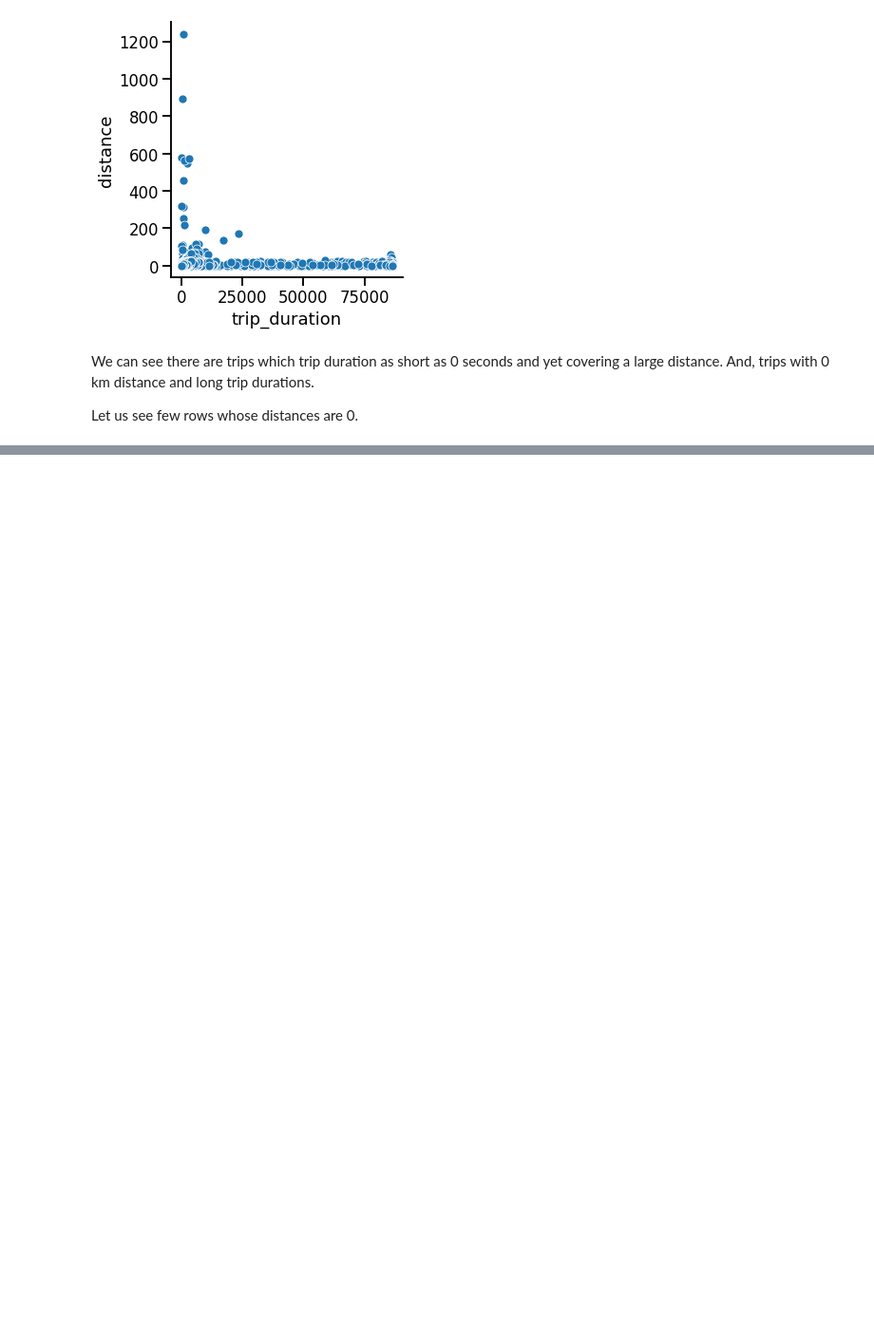
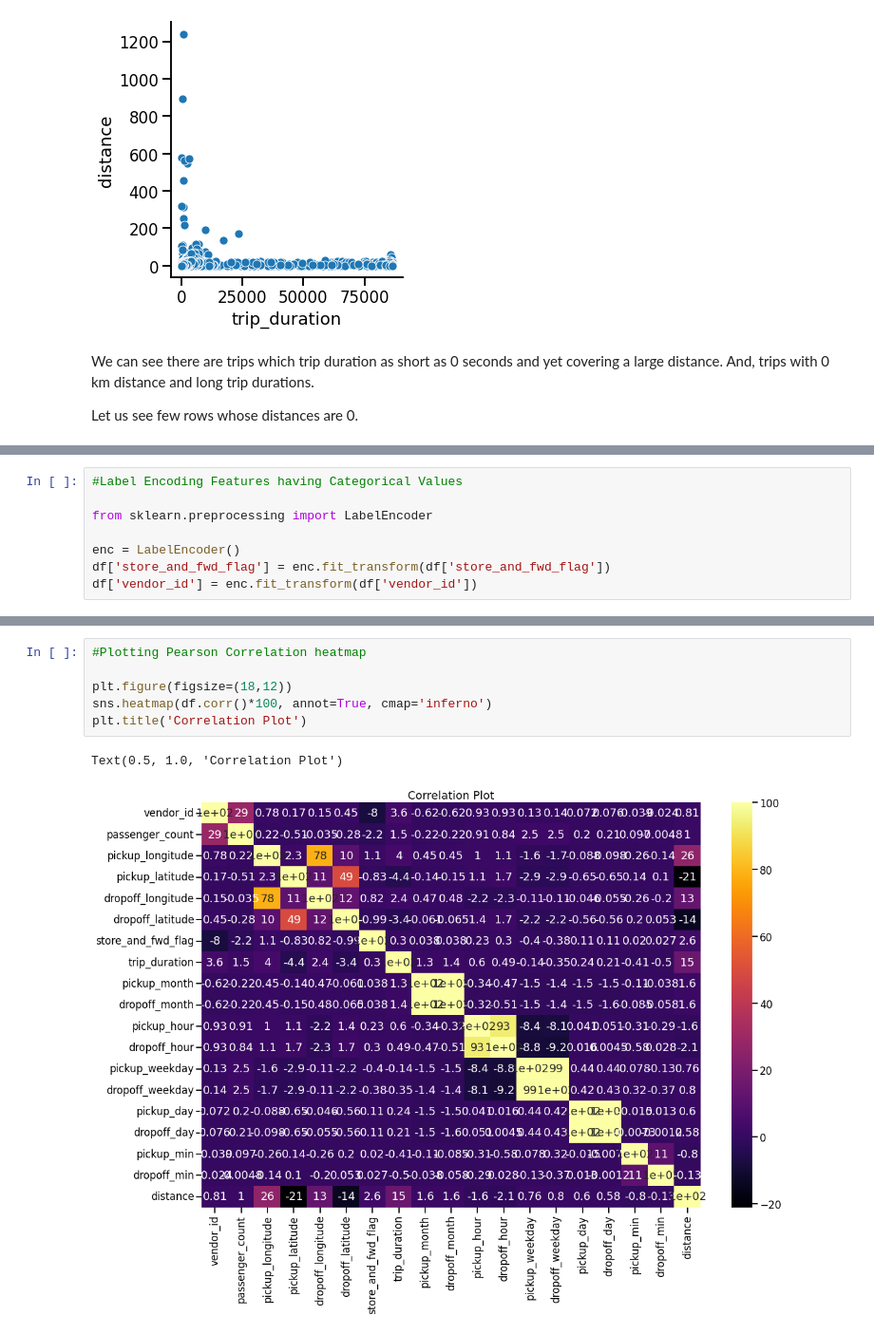
Before and after one commit to deepika1905/NYC-Taxi-Trip-Time-Prediction, a Jupyter notebook: Deepika_Yadav_NYC_Taxi_Trip_Time_Prediction_Capstone_Project.ipynb, the cells around one changed output, grey strips where cells are left out. Shown at 95% size. Cells and saved outputs as stored; diff of their text form; blank space fills up the shorter version.

```diff
--- a/Deepika_Yadav_NYC_Taxi_Trip_Time_Prediction_Capstone_Project.ipynb
+++ b/Deepika_Yadav_NYC_Taxi_Trip_Time_Prediction_Capstone_Project.ipynb
@@ -640,0 +657,8 @@ Let us see few rows whose distances are 0.
+# %%
+#Label Encoding Features having Categorical Values
+
+from sklearn.preprocessing import LabelEncoder
+
+enc = LabelEncoder()
+df['store_and_fwd_flag'] = enc.fit_transform(df['store_and_fwd_flag'])
+df['vendor_id'] = enc.fit_transform(df['vendor_id'])
@@ -640,0 +670,9 @@ Let us see few rows whose distances are 0.
+# %%
+#Plotting Pearson Correlation heatmap
+
+plt.figure(figsize=(18,12))
+sns.heatmap(df.corr()*100, annot=True, cmap='inferno')
+plt.title('Correlation Plot')
+# %% [output]
+Text(0.5, 1.0, 'Correlation Plot')
+[figure, added]
```
Also changed, not shown: parts of 17 cells of this notebook.
